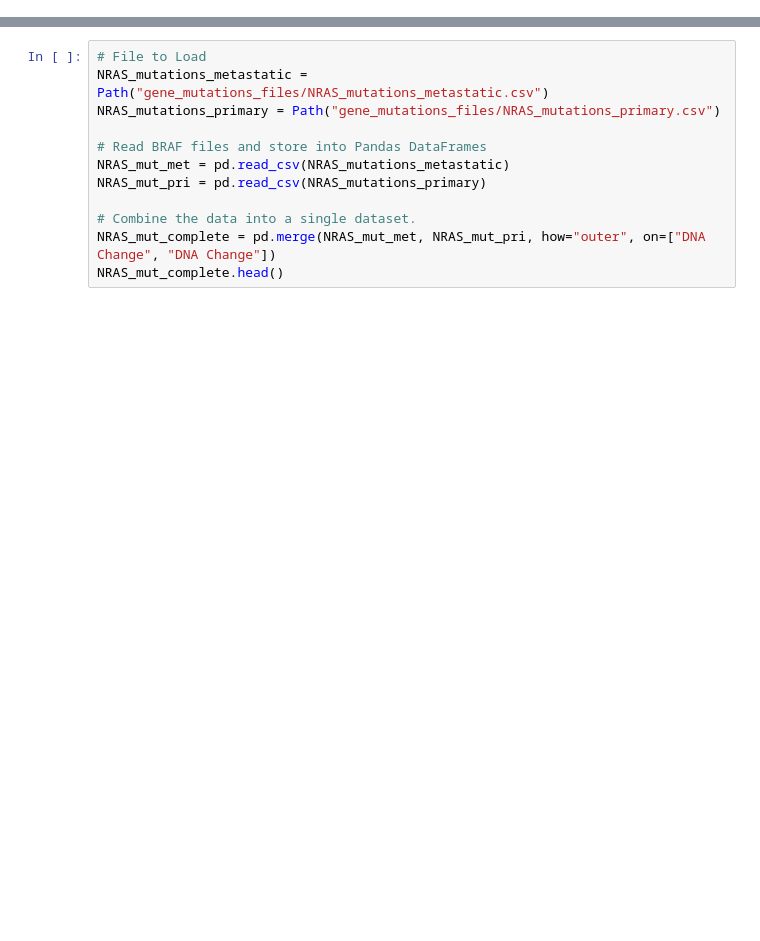
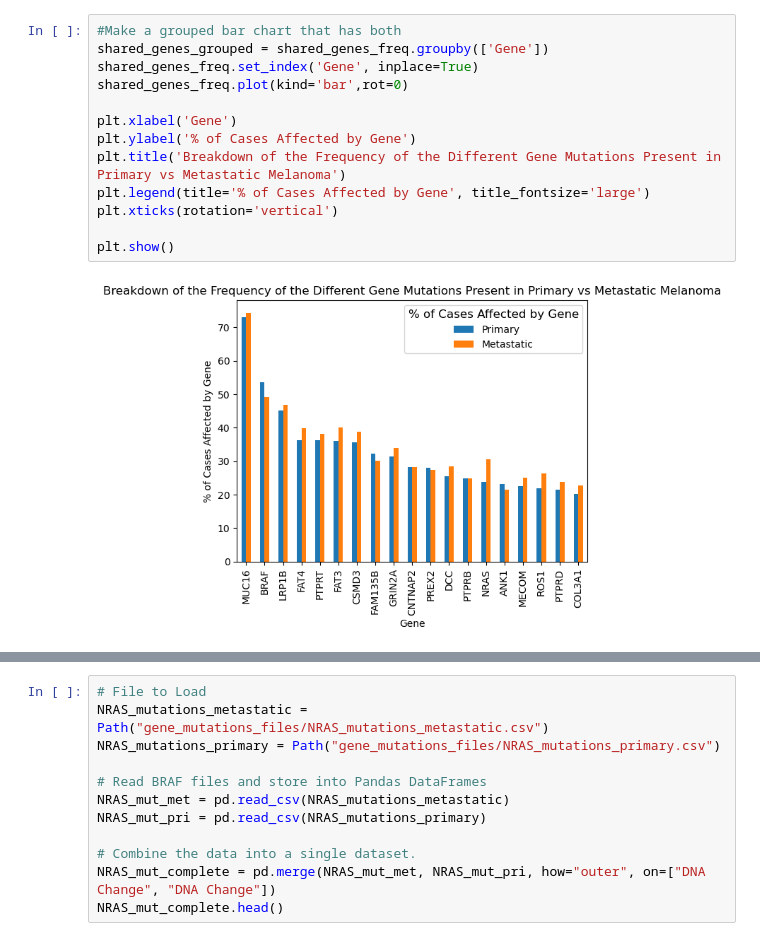
Before and after one commit to ishasaldhi/Project-1, a Jupyter notebook: Melanoma Mutations Data.ipynb, the cells around one changed output, grey strips where cells are left out. Cells and saved outputs as stored; diff of their text form; blank space fills up the shorter version.

Commit message:
Graphs

```diff
--- a/Melanoma Mutations Data.ipynb
+++ b/Melanoma Mutations Data.ipynb
@@ -23,0 +26,15 @@ BRAF_mut_complete.head()
+# %%
+#Make a grouped bar chart that has both
+shared_genes_grouped = shared_genes_freq.groupby(['Gene'])
+shared_genes_freq.set_index('Gene', inplace=True)
+shared_genes_freq.plot(kind='bar',rot=0)
+
+plt.xlabel('Gene')
+plt.ylabel('% of Cases Affected by Gene')
+plt.title('Breakdown of the Frequency of the Different Gene Mutations Present in Primary vs Metastatic Melanoma')
+plt.legend(title='% of Cases Affected by Gene', title_fontsize='large')
+plt.xticks(rotation='vertical')
+
+plt.show()
+# %% [output]
+[figure, added]
```
Also changed, not shown: parts of 5 cells of this notebook, 4 other files.
